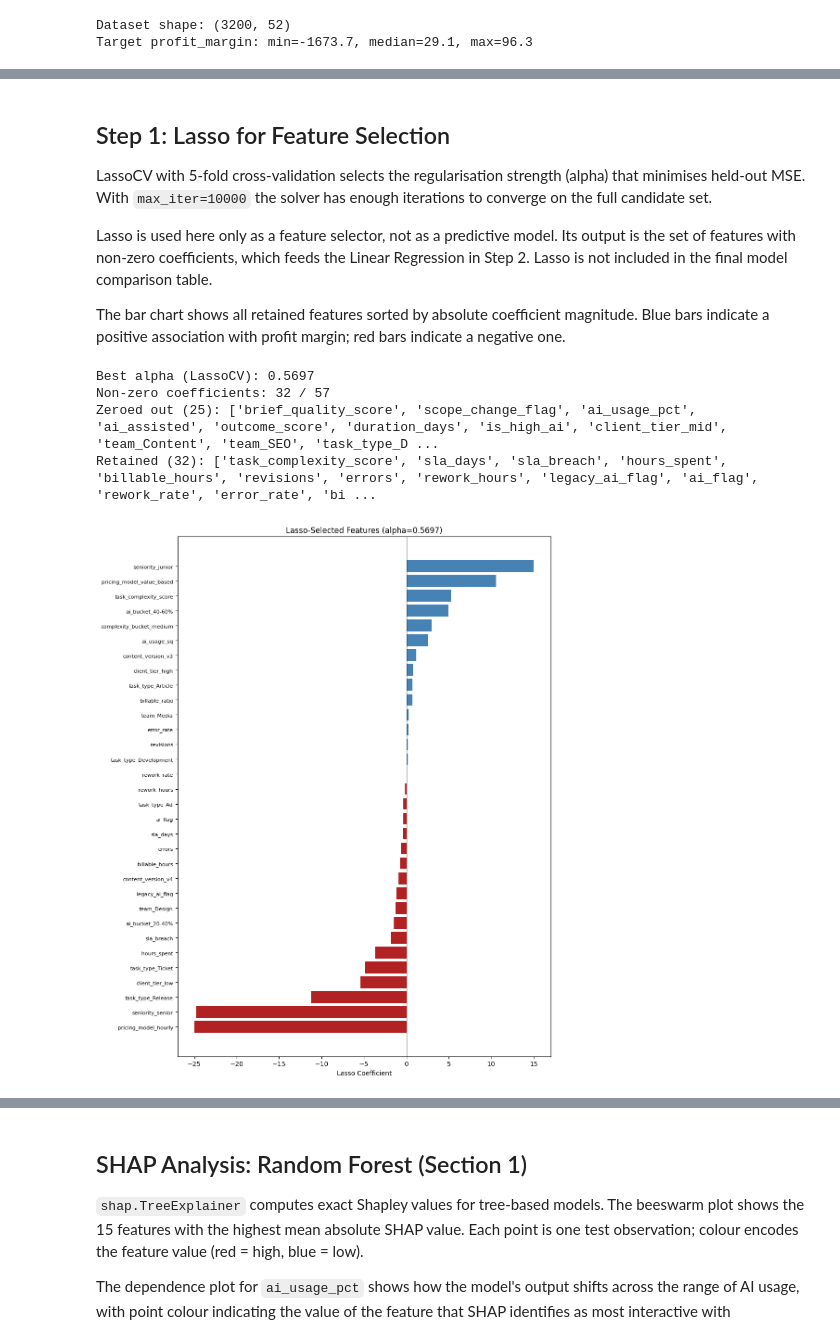
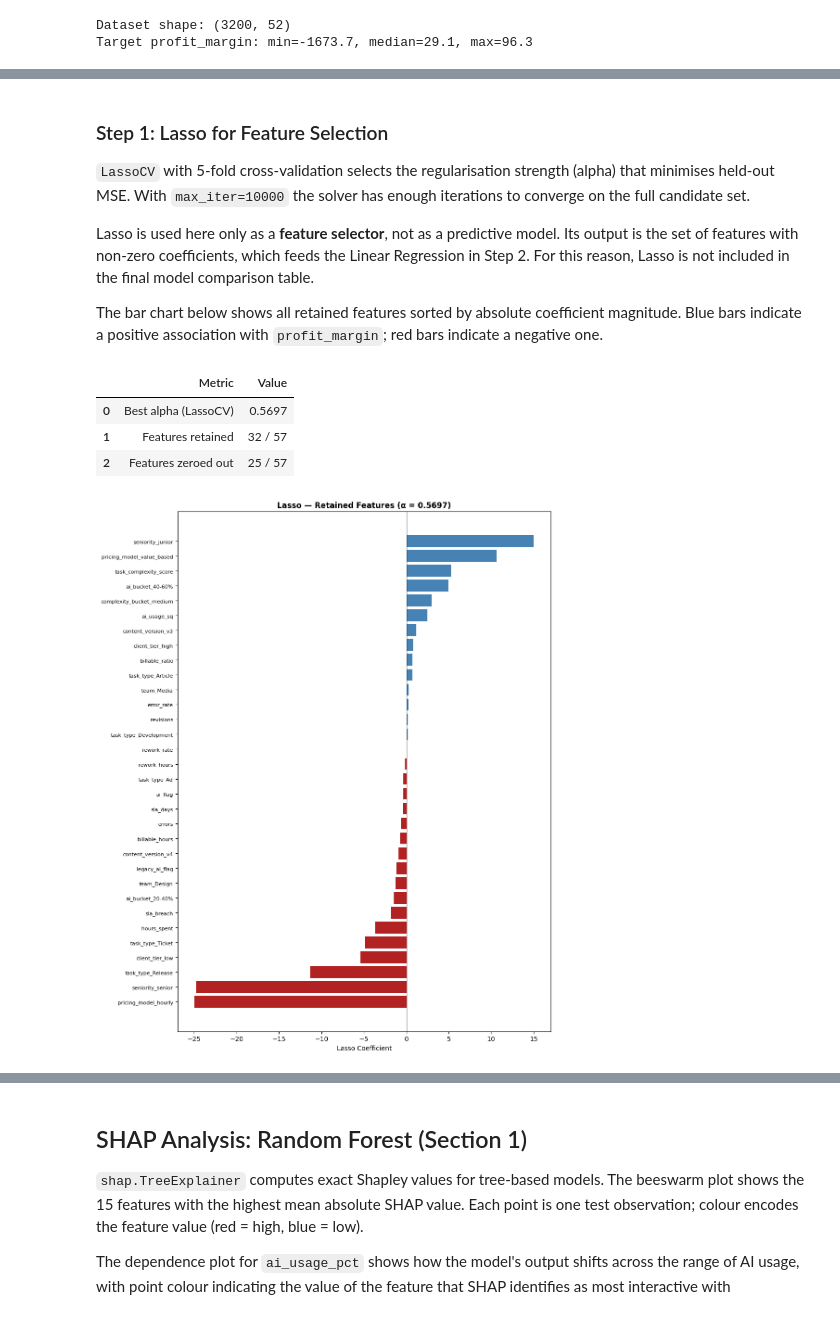
Before and after one commit to andreamammano89-maker/ML_Project_SEA_815441, a Jupyter notebook: modelling_2.ipynb, the cells around one changed output, grey strips where cells are left out. Drawn from its saved outputs; the diff is of its cells as text; code cells hidden in the pictures.

```diff
--- a/modelling_2.ipynb
+++ b/modelling_2.ipynb
@@ -112,11 +124,11 @@ to ensure identical preprocessing logic. The train/test split is 80/20 with `ran
 def build_preprocessor(num_cols, cat_cols):
     num_pipe = Pipeline([
         ('imputer', SimpleImputer(strategy='median')),
-        ('scaler', StandardScaler()),
+        ('scaler',  StandardScaler()),
     ])
     cat_pipe = Pipeline([
         ('imputer', SimpleImputer(strategy='most_frequent')),
-        ('ohe', OneHotEncoder(handle_unknown='ignore', sparse_output=False)),
+        ('ohe',     OneHotEncoder(handle_unknown='ignore', sparse_output=False)),
     ])
     return ColumnTransformer([
         ('num', num_pipe, num_cols),
@@ -136,18 +148,24 @@ def get_feature_names(preprocessor, num_cols, cat_cols):
 
 def eval_model(pipe, X_tr, X_te, y_tr, y_te, cv=5):
     y_pred = pipe.predict(X_te)
-    r2   = r2_score(y_te, y_pred)
-    mae  = mean_absolute_error(y_te, y_pred)
+    r2 = r2_score(y_te, y_pred)
+    mae = mean_absolute_error(y_te, y_pred)
     rmse = np.sqrt(mean_squared_error(y_te, y_pred))
     cv_r2 = cross_val_score(pipe, X_tr, y_tr, cv=cv, scoring='r2').mean()
     return r2, mae, rmse, cv_r2
 
 
-X = df[CANDIDATE_FEATURES]
-y = df[TARGET]
+# ── Train / test split ─────────────────────────────────────────────────────
+X = df_productivity[CANDIDATE_FEATURES]
+y = df_productivity[TARGET]
 
 X_train, X_test, y_train, y_test = train_test_split(
     X, y, test_size=0.2, random_state=42
 )
-print(f'Train: {X_train.shape[0]} rows   Test: {X_test.shape[0]} rows')
+
+display(pd.DataFrame({
+    'Set'  : ['Train', 'Test'],
+    'Rows' : [X_train.shape[0], X_test.shape[0]],
+    'Share': ['80%', '20%'],
+}))
 # %% [output]
@@ -155,58 +175,62 @@ Train: 2560 rows   Test: 640 rows
 # %% [markdown]
-## Step 1: Lasso for Feature Selection
+### Step 1: Lasso for Feature Selection
 
-LassoCV with 5-fold cross-validation selects the regularisation strength (alpha) that
-minimises held-out MSE. With `max_iter=10000` the solver has enough iterations to
-converge on the full candidate set.
+`LassoCV` with 5-fold cross-validation selects the regularisation strength (alpha) that minimises held-out MSE. With `max_iter=10000` the solver has enough iterations to converge on the full candidate set.
 
-Lasso is used here only as a feature selector, not as a predictive model. Its output is
-the set of features with non-zero coefficients, which feeds the Linear Regression in Step 2.
-Lasso is not included in the final model comparison table.
+Lasso is used here only as a **feature selector**, not as a predictive model. Its output is the set of features with non-zero coefficients, which feeds the Linear Regression in Step 2. For this reason, Lasso is not included in the final model comparison table.
 
-The bar chart shows all retained features sorted by absolute coefficient magnitude.
-Blue bars indicate a positive association with profit margin; red bars indicate a negative one.
+The bar chart below shows all retained features sorted by absolute coefficient magnitude. Blue bars indicate a positive association with `profit_margin`; red bars indicate a negative one.
 # %%
+# ── Lasso feature selection ────────────────────────────────────────────────
 preprocessor_full = build_preprocessor(NUM_FEATURES, CAT_FEATURES)
 
 lasso_pipe = Pipeline([
     ('pre', preprocessor_full),
     ('lasso', LassoCV(cv=5, max_iter=10000, random_state=42)),
 ])
 lasso_pipe.fit(X_train, y_train)
 
 all_names_full = get_feature_names(lasso_pipe.named_steps['pre'], NUM_FEATURES, CAT_FEATURES)
-lasso_coef    = lasso_pipe.named_steps['lasso'].coef_
-best_alpha    = lasso_pipe.named_steps['lasso'].alpha_
+lasso_coef = lasso_pipe.named_steps['lasso'].coef_
+best_alpha = lasso_pipe.named_steps['lasso'].alpha_
 
-nonzero_mask   = lasso_coef != 0
+nonzero_mask = lasso_coef != 0
 retained_names = [n for n, m in zip(all_names_full, nonzero_mask) if m]
-zeroed_names   = [n for n, m in zip(all_names_full, nonzero_mask) if not m]
+zeroed_names = [n for n, m in zip(all_names_full, nonzero_mask) if not m]
 retained_coefs = lasso_coef[nonzero_mask]
 
-print(f'Best alpha (LassoCV): {best_alpha:.4f}')
-print(f'Non-zero coefficients: {nonzero_mask.sum()} / {len(lasso_coef)}')
-print(f'Zeroed out ({len(zeroed_names)}): {zeroed_names}')
-print(f'Retained ({len(retained_names)}): {retained_names}')
+display(pd.DataFrame({
+    'Metric': [
+        'Best alpha (LassoCV)',
+        'Features retained',
+        'Features zeroed out',
+    ],
+    'Value': [
+        f'{best_alpha:.4f}',
+        f'{nonzero_mask.sum()} / {len(lasso_coef)}',
+        f'{len(zeroed_names)} / {len(lasso_coef)}',
+    ]
+}))
 
-sort_idx  = np.argsort(retained_coefs)
-s_names   = [retained_names[i] for i in sort_idx]
-s_coefs   = retained_coefs[sort_idx]
-s_colors  = ['steelblue' if c > 0 else 'firebrick' for c in s_coefs]
+# ── Coefficient plot ───────────────────────────────────────────────────────
+sort_idx = np.argsort(retained_coefs)
+s_names = [retained_names[i] for i in sort_idx]
+s_coefs = retained_coefs[sort_idx]
+s_colors = ['steelblue' if c > 0 else 'firebrick' for c in s_coefs]
 
 fig, ax = plt.subplots(figsize=(10, max(5, len(s_names) * 0.38)))
 ax.barh(range(len(s_names)), s_coefs, color=s_colors)
 ax.set_yticks(range(len(s_names)))
 ax.set_yticklabels(s_names, fontsize=8)
 ax.axvline(0, color='black', linewidth=0.8)
 ax.set_xlabel('Lasso Coefficient')
-ax.set_title(f'Lasso-Selected Features (alpha={best_alpha:.4f})')
+ax.set_title(f'Lasso — Retained Features (α = {best_alpha:.4f})', fontweight='bold')
 plt.tight_layout()
 plt.savefig('images/lasso_coefficients_s1.png', dpi=150, bbox_inches='tight')
-plt.show()
 # %% [output]
-Best alpha (LassoCV): 0.5697
-Non-zero coefficients: 32 / 57
-Zeroed out (25): ['brief_quality_score', 'scope_change_flag', 'ai_usage_pct', 'ai_assisted', 'outcome_score', 'duration_days', 'is_high_ai', 'client_tier_mid', 'team_Content', 'team_SEO', 'task_type_D ...
-Retained (32): ['task_complexity_score', 'sla_days', 'sla_breach', 'hours_spent', 'billable_hours', 'revisions', 'errors', 'rework_hours', 'legacy_ai_flag', 'ai_flag', 'rework_rate', 'error_rate', 'bi ...
+|  | Metric | Value |
+| 0 | Best alpha (LassoCV) | 0.5697 |
+| 1 | Features retained | 32 / 57 |
+| 2 | Features zeroed out | 25 / 57 |
-[figure, old version]
+[figure, new version]
 # %% [markdown]
```
Also changed, not shown: parts of 64 cells of this notebook, 1 other file.
